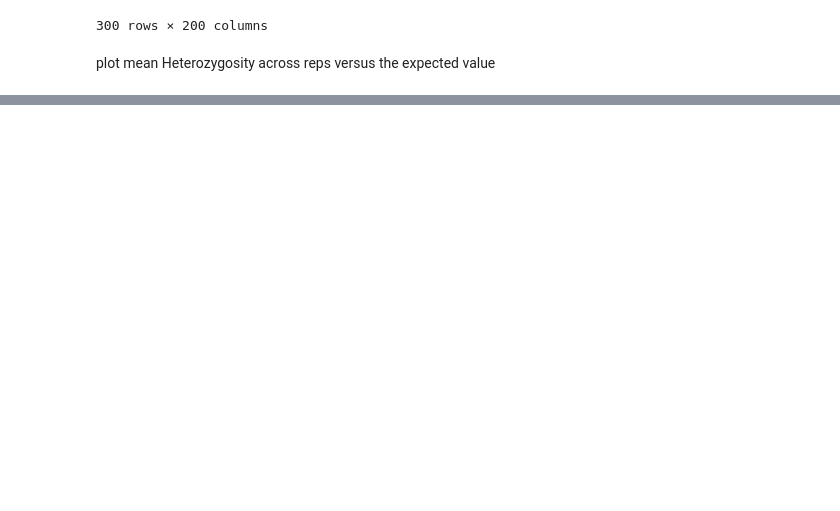
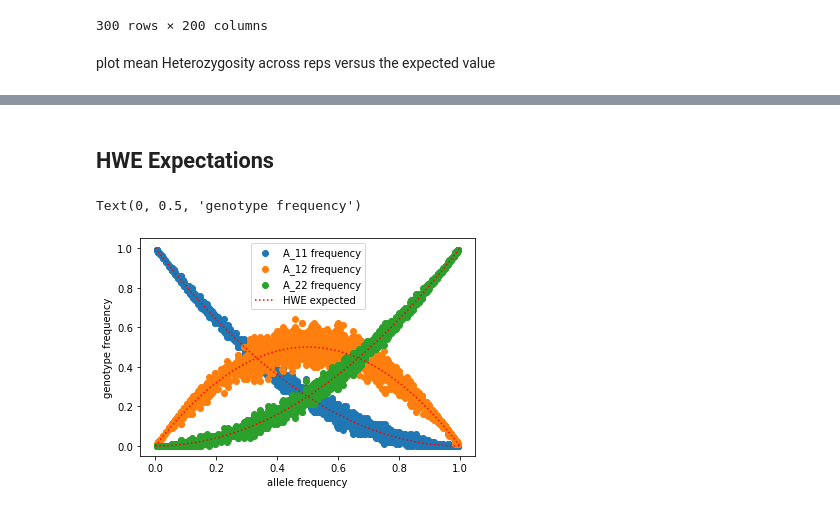
Before and after one commit to tskit-dev/pyslim, a Jupyter notebook: example_magic.ipynb, the cells around one changed output, grey strips where cells are left out. Drawn from its saved outputs; the diff is of its cells as text; code cells hidden in the pictures; blank space fills up the shorter version.

Commit message:
further progress on magic

```diff
--- a/example_magic.ipynb
+++ b/example_magic.ipynb
@@ -73,0 +144,34 @@ pd.Series(e).plot(label="theory",legend="True")
+# %%
+# get output from slim_magic
+df = _
+# %% [markdown]
+## HWE Expectations
+# %%
+import numpy as np
+
+def hwe(p):
+    return np.array([p**2, 2 * p * (1 - p), (1 - p)**2])
+
+
+
+expected = hwe(np.linspace(0,1,100))
+# %%
+from matplotlib import pyplot as plt
+
+#plot simulated
+plt.scatter(df.p, df.x11, label="A_11 frequency")
+plt.scatter(df.p, df.x12, label="A_12 frequency")
+plt.scatter(df.p, df.x22, label="A_22 frequency")
+
+
+#plot expected
+plt.plot(np.linspace(0,1,100),expected[0,:], c="red", linestyle="dotted", label="HWE expected")
+plt.plot(np.linspace(0,1,100),expected[1,:], c="red", linestyle="dotted")
+plt.plot(np.linspace(0,1,100),expected[2,:], c="red", linestyle="dotted")
+
+plt.legend()
+plt.xlabel("allele frequency")
+plt.ylabel("genotype frequency")
+# %% [output]
+Text(0, 0.5, 'genotype frequency')
+[figure, added]
```
Also changed, not shown: parts of 5 cells of this notebook, 1 other file.
